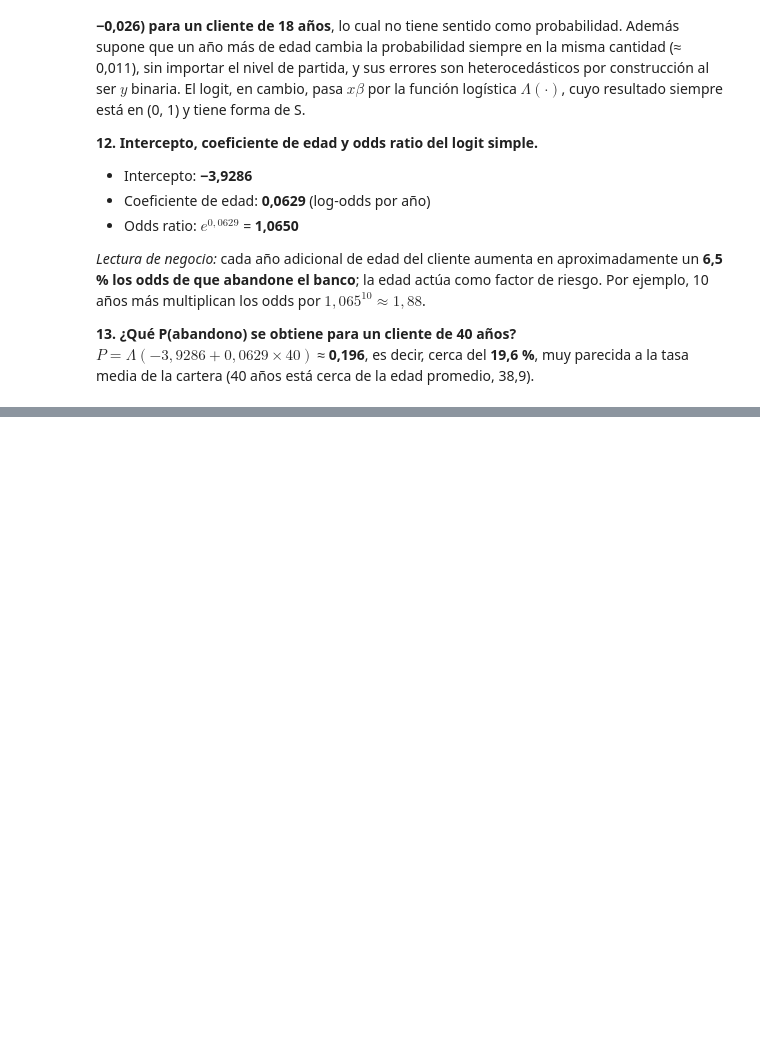
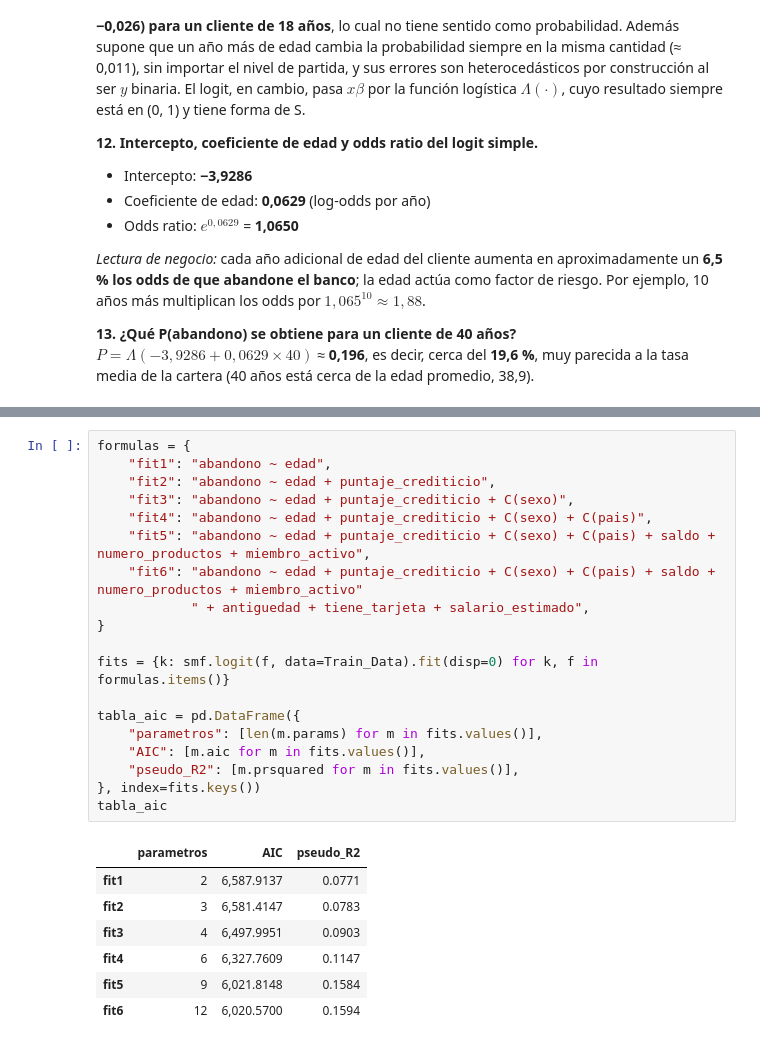
Before and after one commit to camig0516/Taller_2_ML_Clase_9, a Jupyter notebook: Taller_Abandono_Producto_Financiero.ipynb, the cells around one changed output, grey strips where cells are left out. Cells and saved outputs as stored; diff of their text form; blank space fills up the shorter version.

```diff
--- a/Taller_Abandono_Producto_Financiero.ipynb
+++ b/Taller_Abandono_Producto_Financiero.ipynb
@@ -326,0 +346,27 @@ $P = \Lambda(-3,9286 + 0,0629 \times 40)$ ≈ **0,196**, es decir, cerca del **1
+# %%
+formulas = {
+    "fit1": "abandono ~ edad",
+    "fit2": "abandono ~ edad + puntaje_crediticio",
+    "fit3": "abandono ~ edad + puntaje_crediticio + C(sexo)",
+    "fit4": "abandono ~ edad + puntaje_crediticio + C(sexo) + C(pais)",
+    "fit5": "abandono ~ edad + puntaje_crediticio + C(sexo) + C(pais) + saldo + numero_productos + miembro_activo",
+    "fit6": "abandono ~ edad + puntaje_crediticio + C(sexo) + C(pais) + saldo + numero_productos + miembro_activo"
+            " + antiguedad + tiene_tarjeta + salario_estimado",
+}
+
+fits = {k: smf.logit(f, data=Train_Data).fit(disp=0) for k, f in formulas.items()}
+
+tabla_aic = pd.DataFrame({
+    "parametros": [len(m.params) for m in fits.values()],
+    "AIC": [m.aic for m in fits.values()],
+    "pseudo_R2": [m.prsquared for m in fits.values()],
+}, index=fits.keys())
+tabla_aic
+# %% [output]
+|  | parametros | AIC | pseudo_R2 |
+| fit1 | 2 | 6,587.9137 | 0.0771 |
+| fit2 | 3 | 6,581.4147 | 0.0783 |
+| fit3 | 4 | 6,497.9951 | 0.0903 |
+| fit4 | 6 | 6,327.7609 | 0.1147 |
+| fit5 | 9 | 6,021.8148 | 0.1584 |
+| fit6 | 12 | 6,020.5700 | 0.1594 |
```
Also changed, not shown: parts of 8 cells of this notebook.
